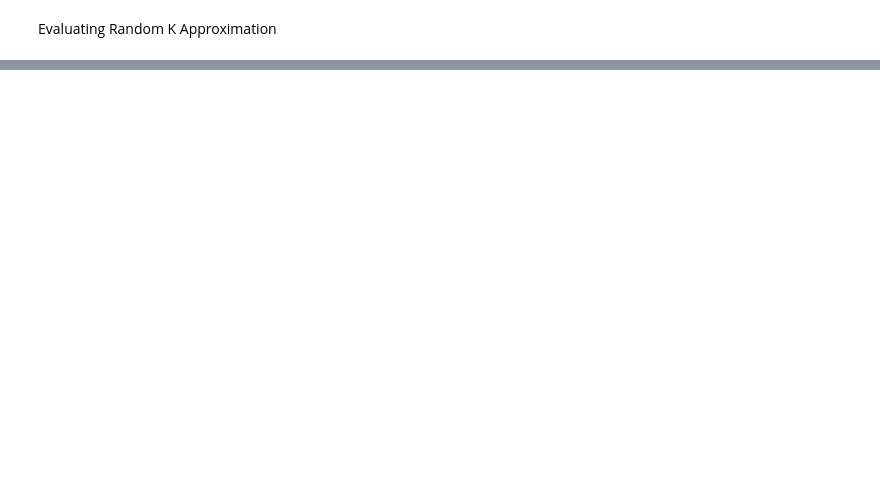
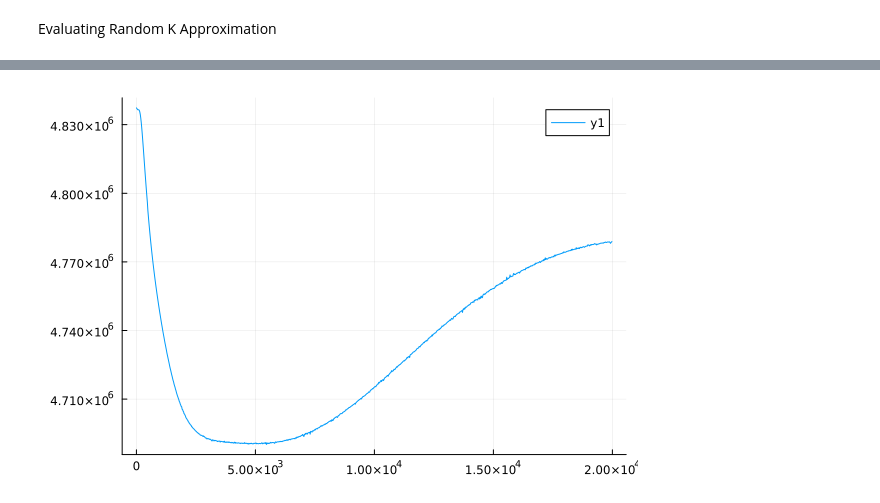
Before and after one commit to maurergroup/LightMatter.jl, a Jupyter notebook: RelaxationTime.ipynb, the cells around one changed output, grey strips where cells are left out. Saved outputs shown, nothing was run; the diff lists cells and outputs as text; code cells hidden in the pictures; blank space fills up the shorter version.

```diff
--- a/RelaxationTime.ipynb
+++ b/RelaxationTime.ipynb
@@ -96,0 +180,6 @@ plot(egrid[650:end],[current,FLT,SimpleK],label=["Current" "FLT" "Simple K"])
+# %%
+gep = ustrip.(uconvert.(u"W/m^3/K",gep./1e17.*u"eV/fs/nm^3/K"))
+#gep = ustrip.(uconvert.(u"J/m^3/K",gep./1e5.*u"eV/nm^3/K"))
+plot(TRange,gep)
+# %% [output]
+[figure, added]
```
Also changed, not shown: parts of 9 cells of this notebook, 7 other files.
